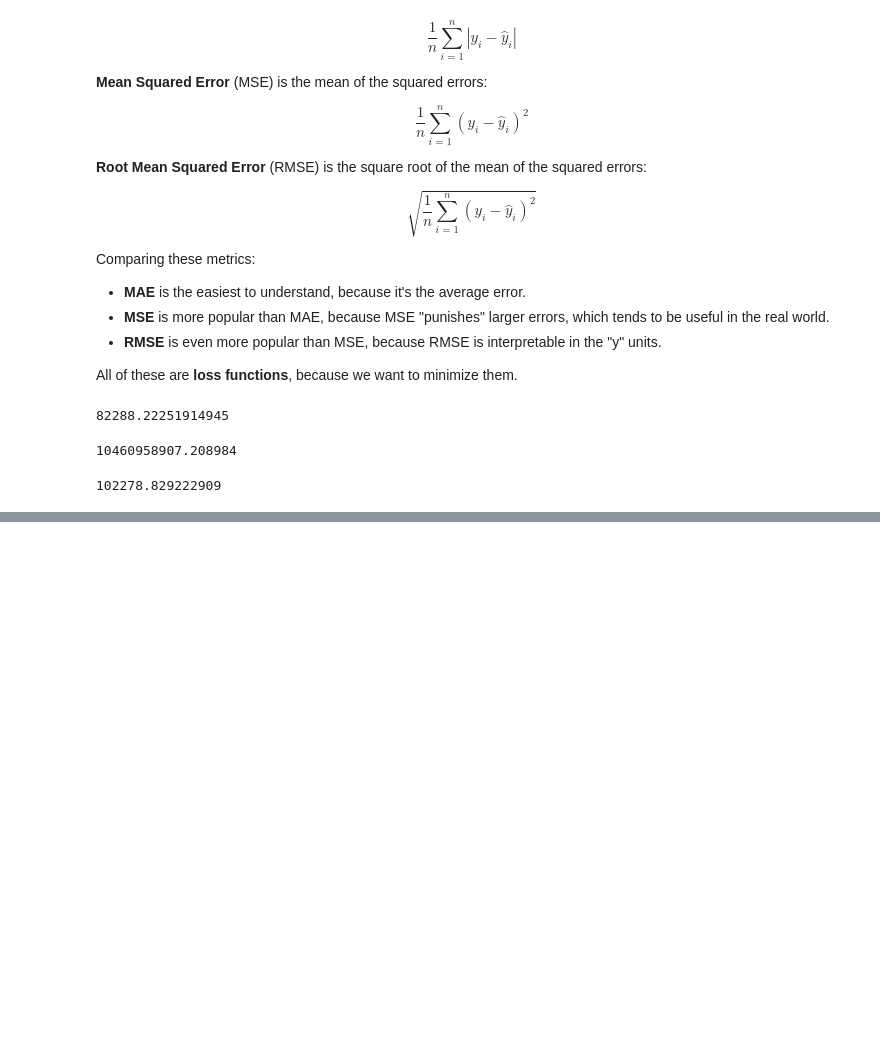
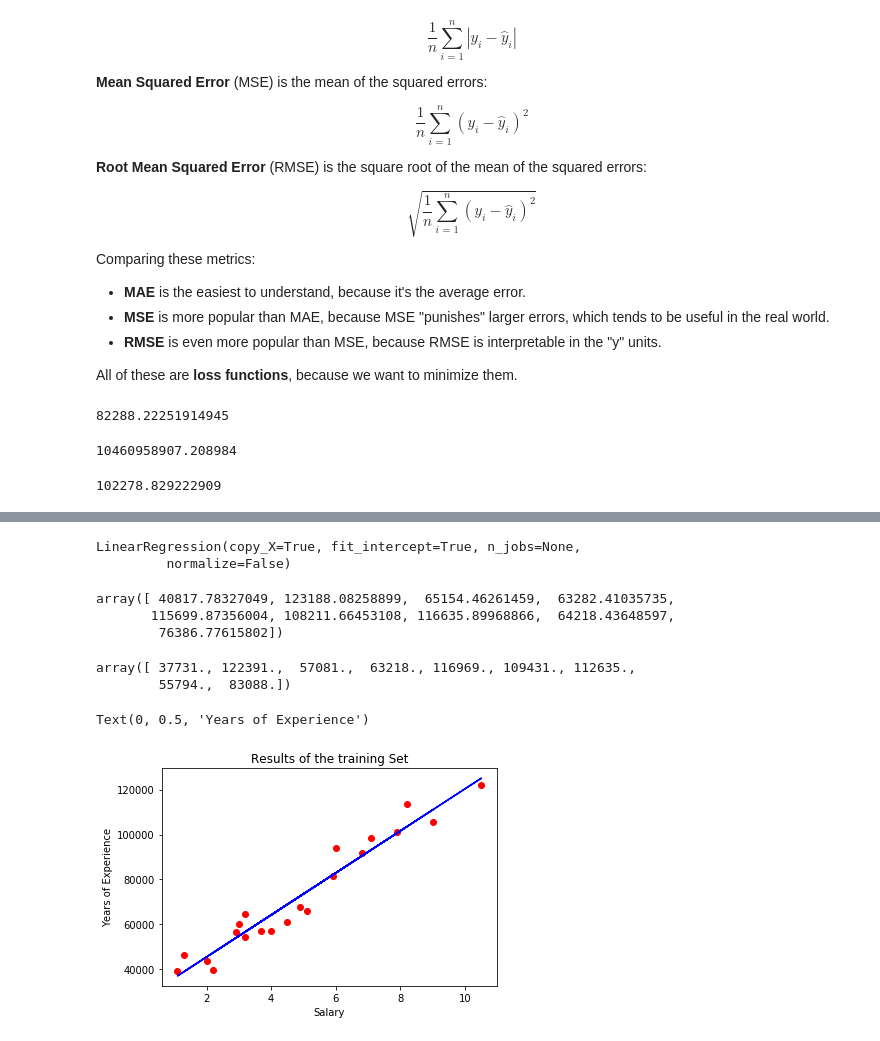
Before and after one commit to lunarburrito/ML_with_Python, a Jupyter notebook: Regression/Regression.ipynb, the cells around one changed output, grey strips where cells are left out. Saved outputs shown, nothing was run; the diff lists cells and outputs as text; code cells hidden in the pictures; blank space fills up the shorter version.

Commit message:
Regression Models.

```diff
--- a/Regression/LinearRegression.ipynb
+++ b/Regression/Regression.ipynb
@@ -164,3 +162,7 @@ metrics.mean_squared_error(y_test,predictions)
 np.sqrt(metrics.mean_squared_error(y_test,predictions))
 # %% [output]
 102278.829222909
+# %%
+### Another example
+df_s = pd.read_csv('Salary_Data.csv')
+df_s.head()
@@ -166,0 +176,8 @@ np.sqrt(metrics.mean_squared_error(y_test,predictions))
+# %%
+#splitting into X and y
+X = df_s.iloc[:,:-1].values
+y = df_s.iloc[:,1].values
+# %%
+#Splitting the dataset into train and test !
+from sklearn.model_selection import train_test_split
+X_train , X_test , y_train , y_test = train_test_split(X, y , test_size = 0.3 , random_state=0)
@@ -166,0 +186,30 @@ np.sqrt(metrics.mean_squared_error(y_test,predictions))
+# %%
+from sklearn.linear_model import LinearRegression
+reg = LinearRegression()
+reg.fit(X_train,y_train)
+# %% [output]
+LinearRegression(copy_X=True, fit_intercept=True, n_jobs=None,
+         normalize=False)
+# %%
+#predict new observations
+y_pred = reg.predict(X_test)
+y_pred
+# %% [output]
+array([ 40817.78327049, 123188.08258899,  65154.46261459,  63282.41035735,
+       115699.87356004, 108211.66453108, 116635.89968866,  64218.43648597,
+        76386.77615802])
+# %%
+#compared to y_test
+y_test
+# %% [output]
+array([ 37731., 122391.,  57081.,  63218., 116969., 109431., 112635.,
+        55794.,  83088.])
+# %%
+plt.scatter(X_train,y_train,color = 'red')
+plt.plot(X_train,reg.predict(X_train),color = 'blue')
+plt.title("Results of the training Set")
+plt.xlabel("Salary")
+plt.ylabel("Years of Experience")
+# %% [output]
+Text(0, 0.5, 'Years of Experience')
+[figure, added]
```
Also changed, not shown: parts of 58 cells of this notebook.
